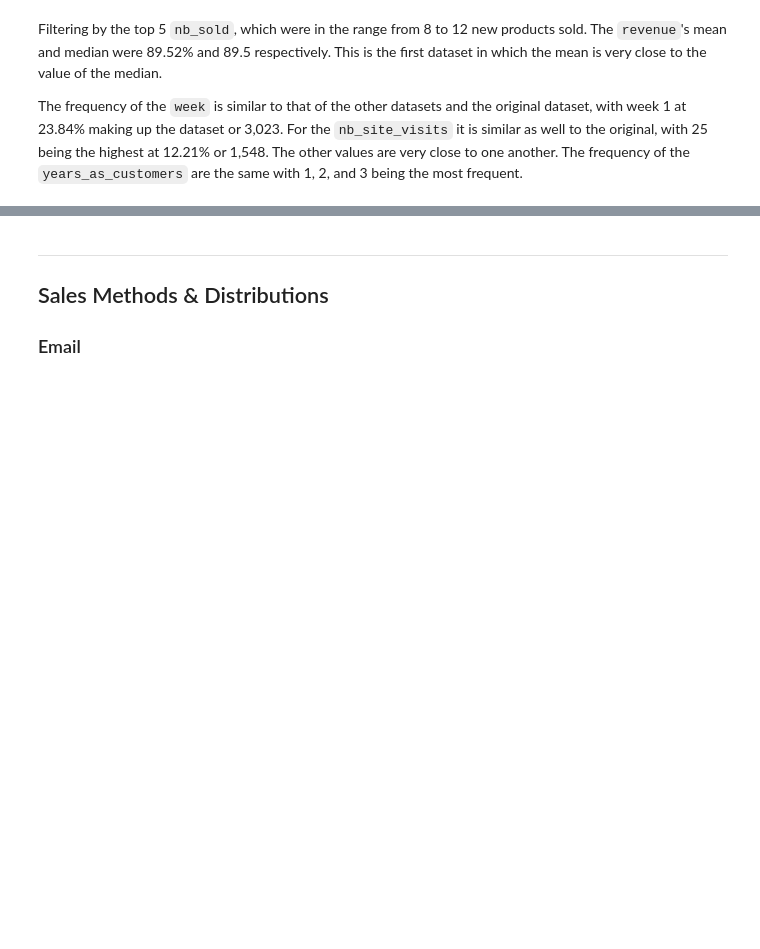
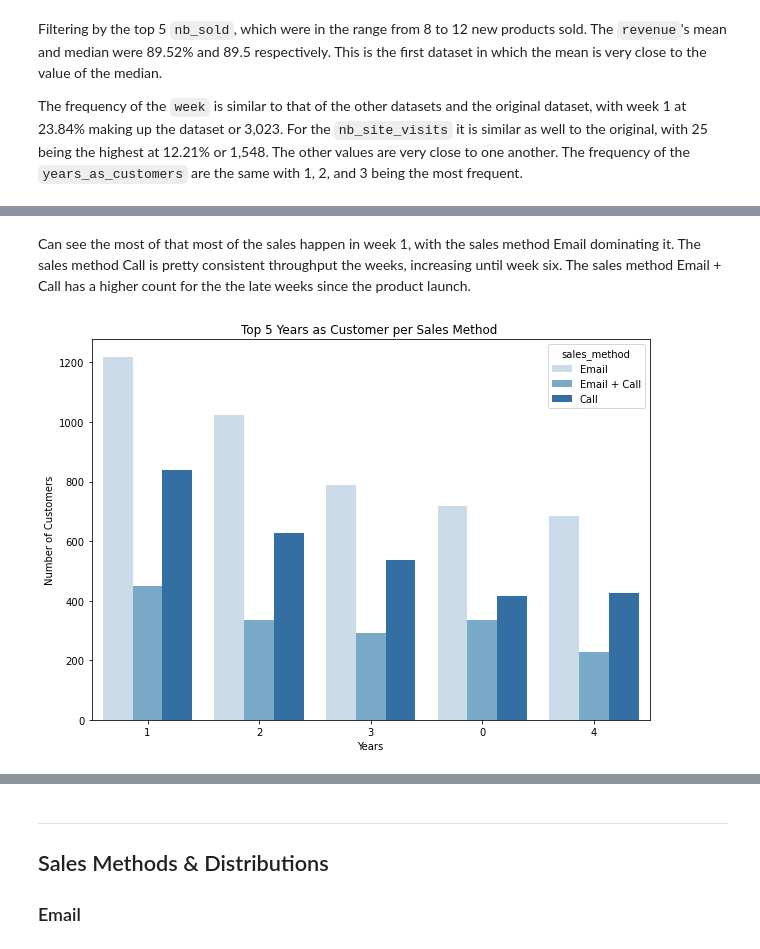
Before and after one commit to tvrjuana/product-sales, a Jupyter notebook: notebook.ipynb, the cells around one changed output, grey strips where cells are left out. Drawn from its saved outputs; the diff is of its cells as text; code cells hidden in the pictures; blank space fills up the shorter version.

```diff
--- a/notebook.ipynb
+++ b/notebook.ipynb
@@ -553,0 +563,11 @@ The frequency of the `week` is similar to that of the other datasets and the ori
+# %% [markdown]
+Can see the most of that most of the sales happen in week 1, with the sales method Email dominating it. The sales method Call is pretty consistent throughput the weeks, increasing until week six. The sales method Email + Call has a higher count for the the late weeks since the product launch.
+# %%
+#years_as_customer attribute
+plt.figure(figsize=(10,7))
+sns.countplot(data=product_sales, x='years_as_customer', order=product_sales.years_as_customer.value_counts().iloc[:5].index, hue='sales_method', palette='Blues')
+plt.xlabel('Years')
+plt.ylabel('Number of Customers')
+plt.title('Top 5 Years as Customer per Sales Method ');
+# %% [output]
+[figure, added]
```
Also changed, not shown: parts of 13 cells of this notebook.
